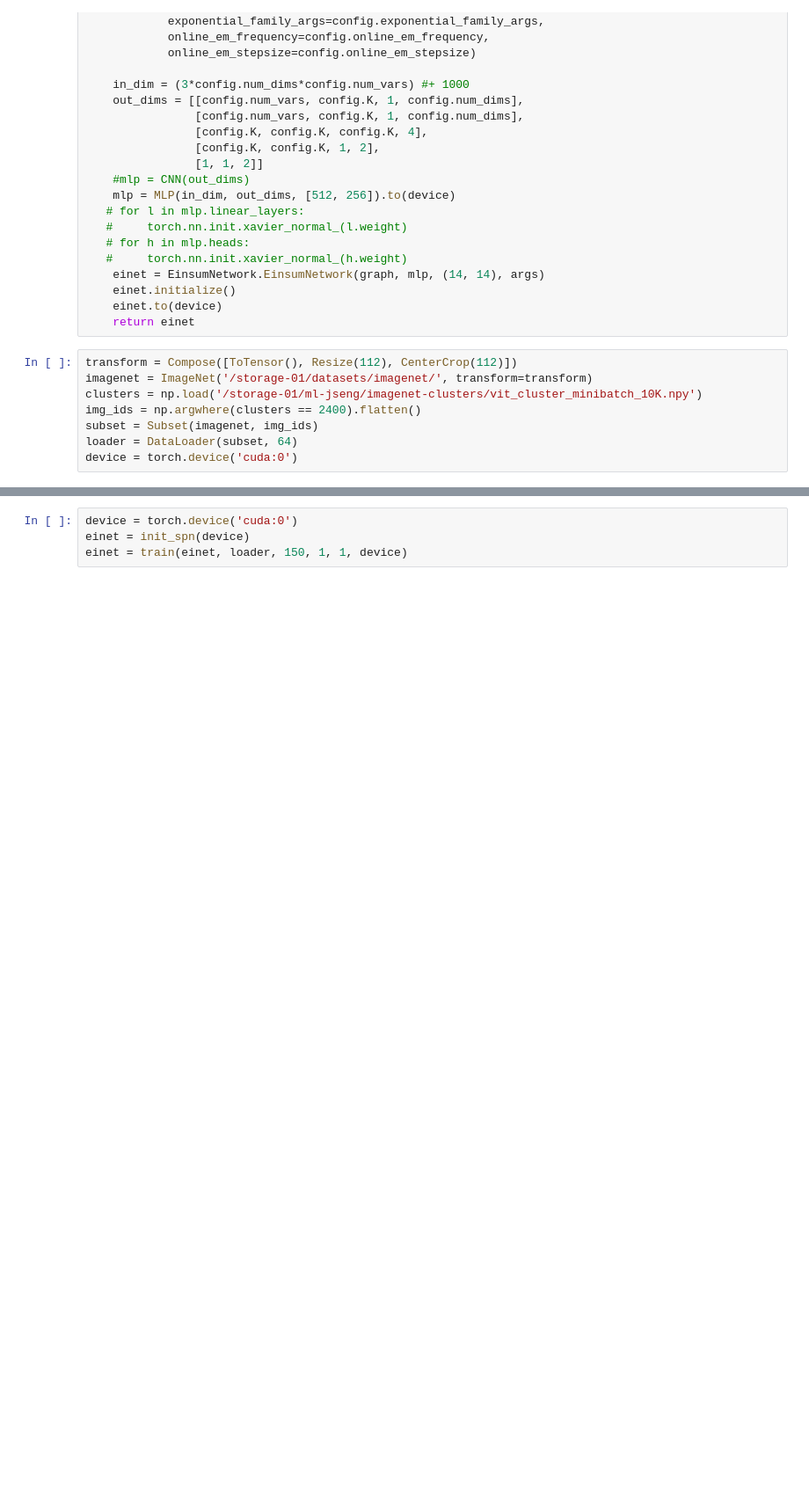
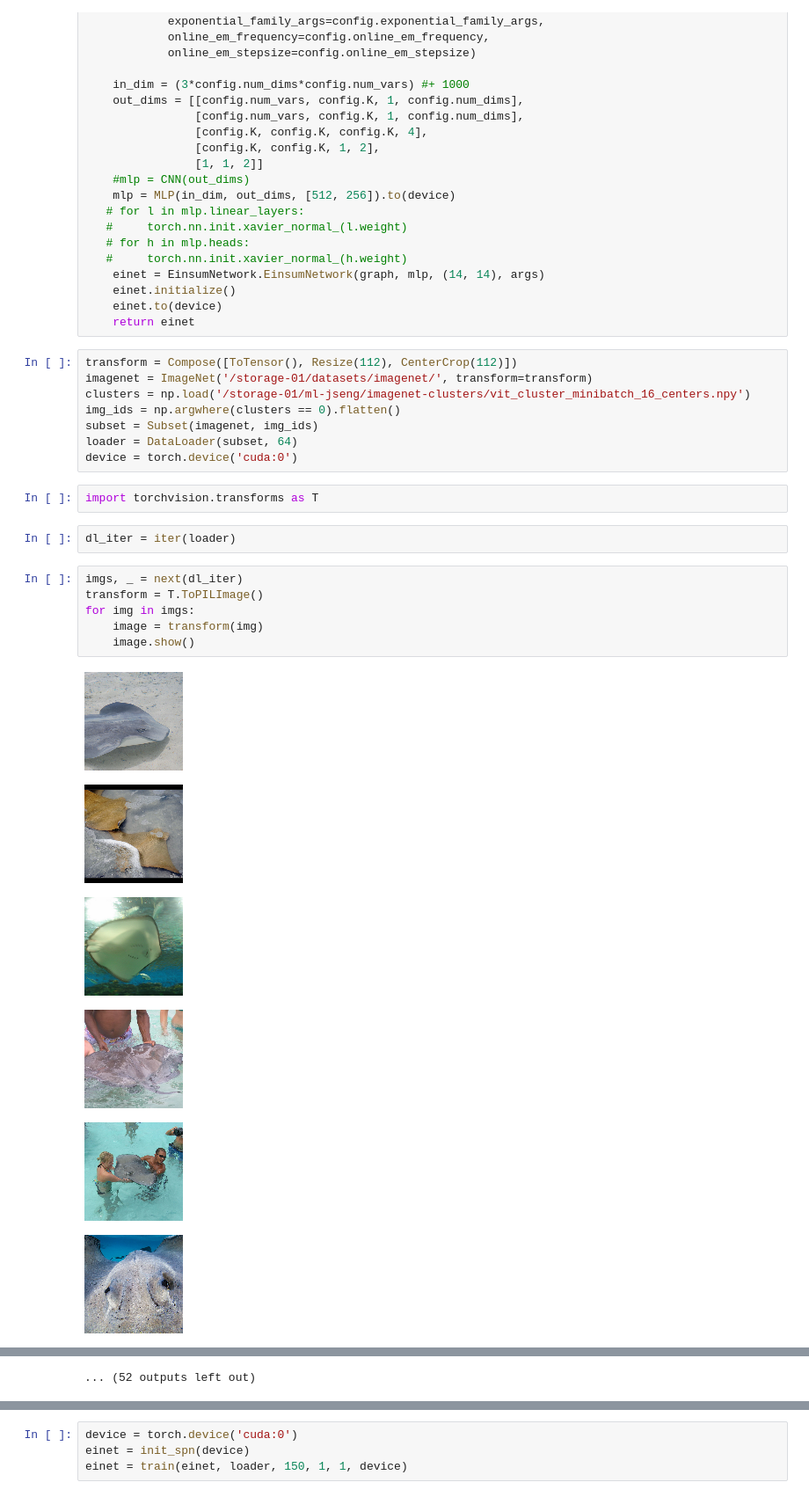
Before and after one commit to J0nasSeng/federated-spn, a Jupyter notebook: src/federated-einsum/evaluation.ipynb, the cells around one changed output, grey strips where cells are left out. Shown at 88% size. Drawn from its saved outputs; the diff is of its cells as text; blank space fills up the shorter version.

```diff
--- a/src/federated-einsum/evaluation.ipynb
+++ b/src/federated-einsum/evaluation.ipynb
@@ -241,8 +241,25 @@ def init_spn(device):
 # %%
 transform = Compose([ToTensor(), Resize(112), CenterCrop(112)])
 imagenet = ImageNet('/storage-01/datasets/imagenet/', transform=transform)
-clusters = np.load('/storage-01/ml-jseng/imagenet-clusters/vit_cluster_minibatch_10K.npy')
-img_ids = np.argwhere(clusters == 2400).flatten()
+clusters = np.load('/storage-01/ml-jseng/imagenet-clusters/vit_cluster_minibatch_16_centers.npy')
+img_ids = np.argwhere(clusters == 0).flatten()
 subset = Subset(imagenet, img_ids)
 loader = DataLoader(subset, 64)
 device = torch.device('cuda:0')
+# %%
+import torchvision.transforms as T
+# %%
+dl_iter = iter(loader)
+# %%
+imgs, _ = next(dl_iter)
+transform = T.ToPILImage()
+for img in imgs:
+    image = transform(img)
+    image.show()
+# %% [output]
+[figure, added]
+[figure, added]
+[figure, added]
+[figure, added]
+[figure, added]
+[figure, added]
@@ -249,3 +272,4 @@ device = torch.device('cuda:0')
+... (52 outputs left out)
 # %%
 def train(einet, train_loader, num_epochs, i, j, device):
 
```
Also changed, not shown: parts of 1 cell of this notebook, 6 other files.
